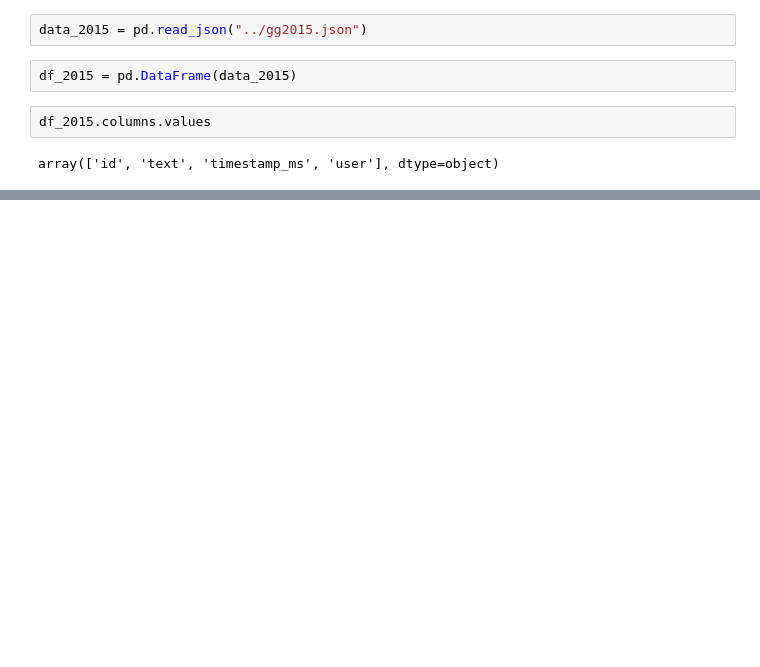
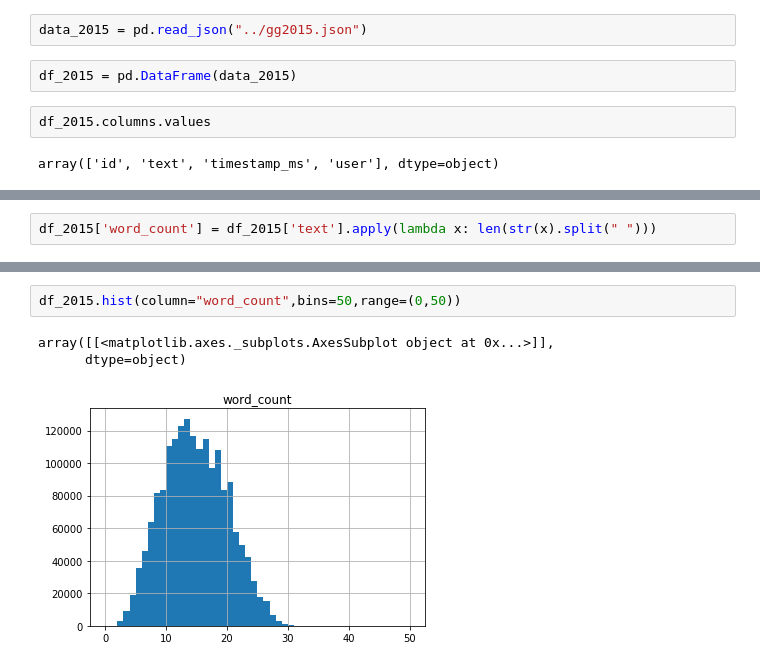
Before and after one commit to KeithPallo/nw_nlp_project_1, a Jupyter notebook: 2015_twitter_analysis.ipynb, the cells around one changed output, grey strips where cells are left out. Drawn from its saved outputs; the diff is of its cells as text; blank space fills up the shorter version.

```diff
--- a/2015_twitter_analysis.ipynb
+++ b/2015_twitter_analysis.ipynb
@@ -37,0 +33,2 @@ Name: id, Length: 1754153, dtype: int64
+# %%
+df_2015['word_count'] = df_2015['text'].apply(lambda x: len(str(x).split(" ")))
@@ -37,0 +48,6 @@ Name: id, Length: 1754153, dtype: int64
+# %%
+df_2015.hist(column="word_count",bins=50,range=(0,50))
+# %% [output]
+array([[<matplotlib.axes._subplots.AxesSubplot object at 0x...>]],
+      dtype=object)
+[figure, added]
```
Also changed, not shown: parts of 28 cells of this notebook.
